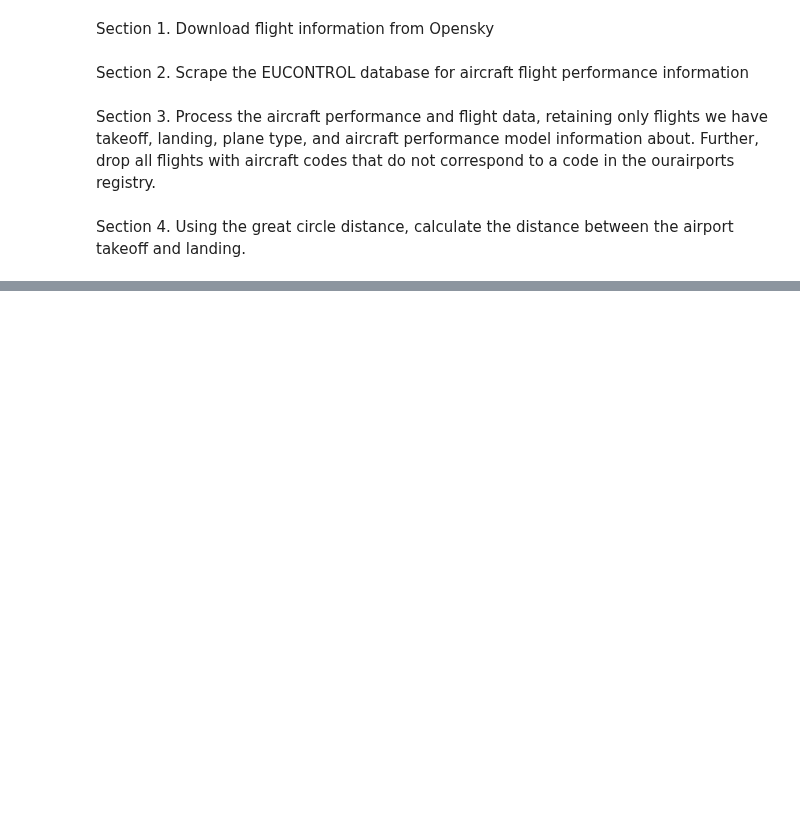
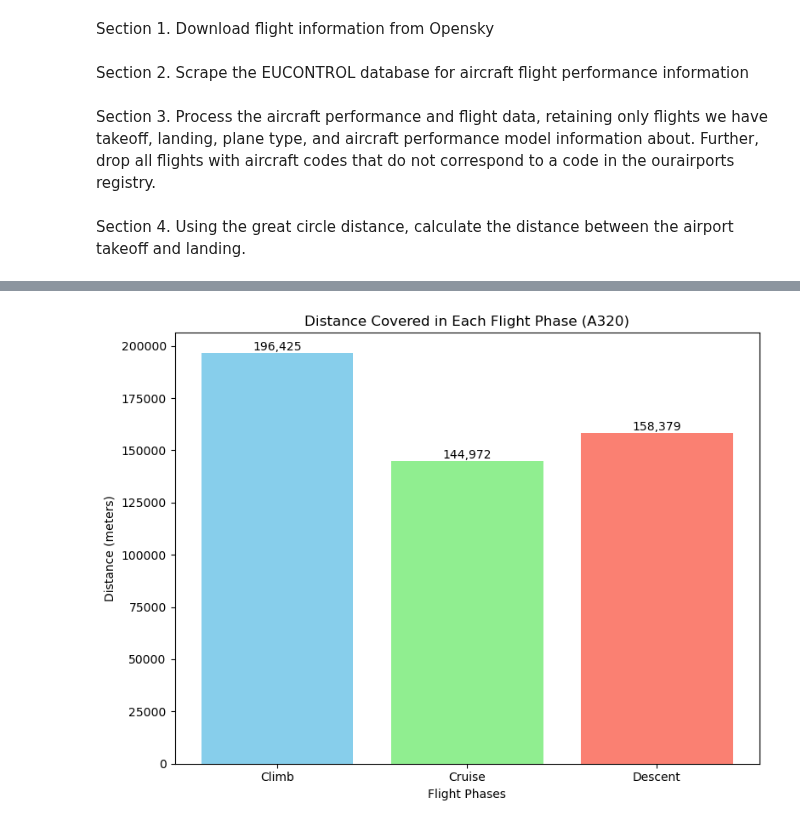
Before and after one commit to Centre-for-Atmospheric-Science-Cam-Chem/ConflictTrails, a Jupyter notebook: driver.ipynb, the cells around one changed output, grey strips where cells are left out. Saved outputs shown, nothing was run; the diff lists cells and outputs as text; code cells hidden in the pictures; blank space fills up the shorter version.

```diff
--- a/driver.ipynb
+++ b/driver.ipynb
@@ -368,0 +296,38 @@ per_mod_matched_dbug = match_engine_to_emissions_db(performance_models_debug, en
+# %%
+import numpy as np
+
+import matplotlib.pyplot as plt
+
+# Overall phase distances (in meters)
+climb_distance = (np.atleast_1d(flightpath['climb'].get('s_climb_0_5', 0))[0] +
+                  np.atleast_1d(flightpath['climb'].get('s_climb_5_10', 0))[0] +
+                  np.atleast_1d(flightpath['climb'].get('s_climb_10_15', 0))[0] +
+                  np.atleast_1d(flightpath['climb'].get('s_climb_15_24', 0))[0] +
+                  np.atleast_1d(flightpath['climb'].get('s_climb_ceil', 0))[0])
+
+cruise_distance = np.atleast_1d(flightpath['cruise'].get('s_cruise', 0))[0]
+
+descent_distance = (np.atleast_1d(flightpath['descent'].get('s_descent_5_0', 0))[0] +
+                    np.atleast_1d(flightpath['descent'].get('s_descent_10_5', 0))[0] +
+                    np.atleast_1d(flightpath['descent'].get('s_descent_15_10', 0))[0] +
+                    np.atleast_1d(flightpath['descent'].get('s_descent_24_15', 0))[0] +
+                    np.atleast_1d(flightpath['descent'].get('s_descent_ceil', 0))[0])
+
+phases = ['Climb', 'Cruise', 'Descent']
+distances = [climb_distance, cruise_distance, descent_distance]
+
+plt.figure(figsize=(8, 6))
+overall_bars = plt.bar(phases, distances, color=['skyblue', 'lightgreen', 'salmon'])
+plt.xlabel('Flight Phases')
+plt.ylabel('Distance (meters)')
+plt.title(f'Distance Covered in Each Flight Phase ({aircraft_typecode})')
+
+# Annotate overall bars with distance values
+for bar, dist in zip(overall_bars, distances):
+    height = bar.get_height()
+    plt.text(bar.get_x() + bar.get_width()/2, height, f'{dist:,.0f}', ha='center', va='bottom')
+
+plt.tight_layout()
+plt.show()
+# %% [output]
+[figure, added]
```
Also changed, not shown: parts of 30 cells of this notebook, 3 other files.
